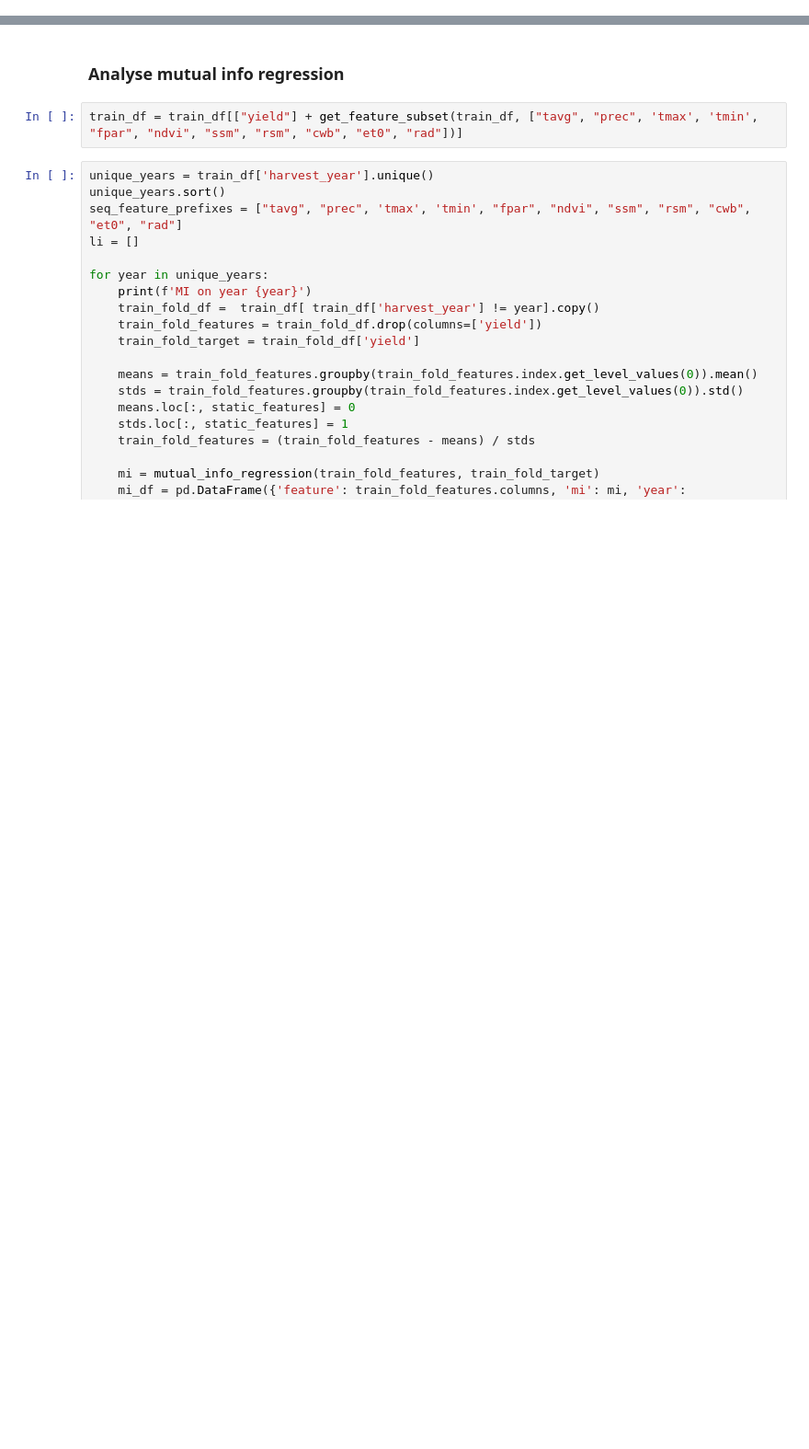
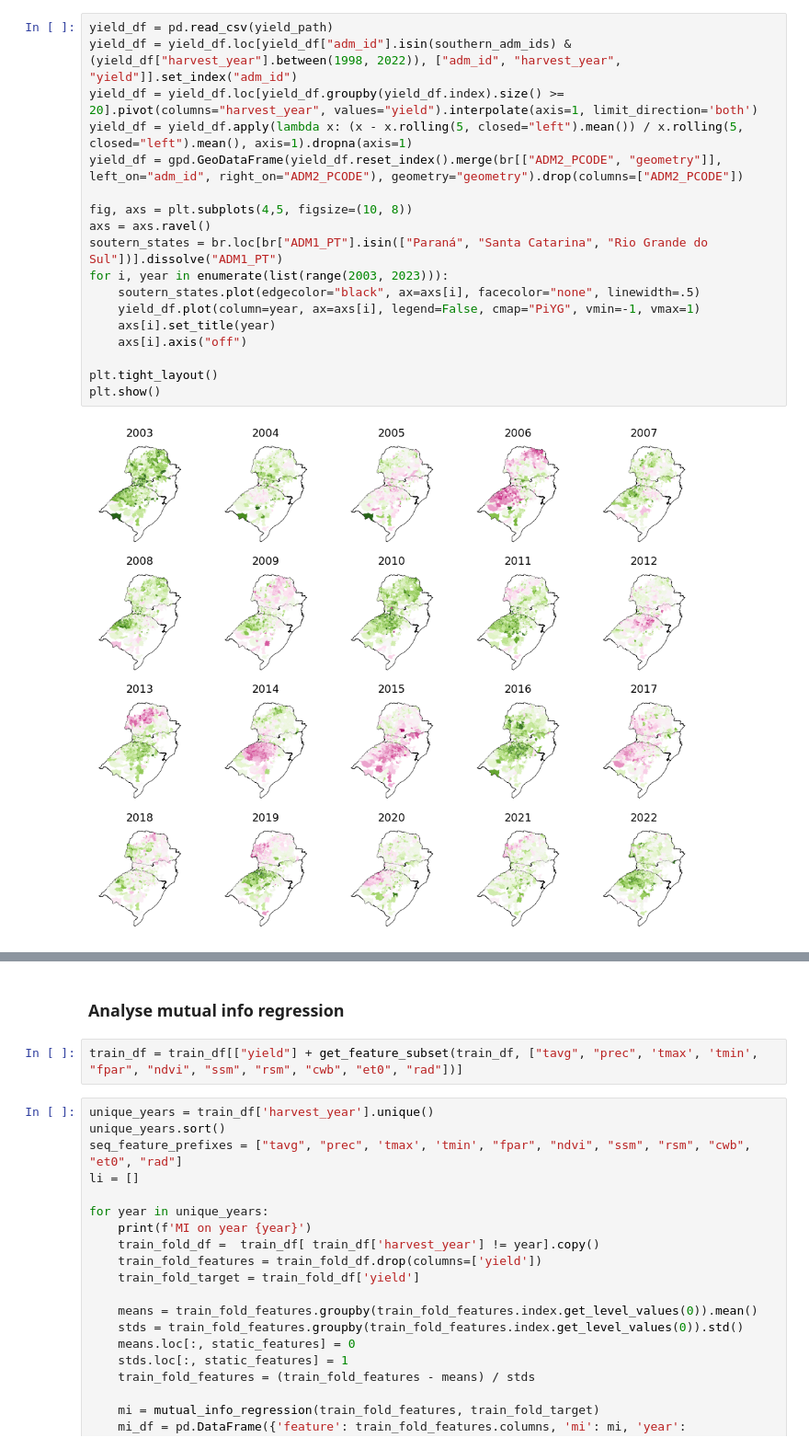
Before and after one commit to ellaampy/seasonal-yield-forecast, a Jupyter notebook: 01_wheat_brazil.ipynb, the cells around one changed output, grey strips where cells are left out. Shown: that part at 92% size. Cells and saved outputs as stored; diff of their text form; blank space fills up the shorter version.

```diff
--- a/01_wheat_brazil.ipynb
+++ b/01_wheat_brazil.ipynb
@@ -90,0 +32,20 @@ def get_feature_arrays_for_lstm(df, static_features, feature_prefixes):
+# %%
+yield_df = pd.read_csv(yield_path)
+yield_df = yield_df.loc[yield_df["adm_id"].isin(southern_adm_ids) & (yield_df["harvest_year"].between(1998, 2022)), ["adm_id", "harvest_year", "yield"]].set_index("adm_id")
+yield_df = yield_df.loc[yield_df.groupby(yield_df.index).size() >= 20].pivot(columns="harvest_year", values="yield").interpolate(axis=1, limit_direction='both')
+yield_df = yield_df.apply(lambda x: (x - x.rolling(5, closed="left").mean()) / x.rolling(5, closed="left").mean(), axis=1).dropna(axis=1)
+yield_df = gpd.GeoDataFrame(yield_df.reset_index().merge(br[["ADM2_PCODE", "geometry"]], left_on="adm_id", right_on="ADM2_PCODE"), geometry="geometry").drop(columns=["ADM2_PCODE"])
+
+fig, axs = plt.subplots(4,5, figsize=(10, 8))
+axs = axs.ravel()
+soutern_states = br.loc[br["ADM1_PT"].isin(["Paraná", "Santa Catarina", "Rio Grande do Sul"])].dissolve("ADM1_PT")
+for i, year in enumerate(list(range(2003, 2023))):
+    soutern_states.plot(edgecolor="black", ax=axs[i], facecolor="none", linewidth=.5)
+    yield_df.plot(column=year, ax=axs[i], legend=False, cmap="PiYG", vmin=-1, vmax=1)
+    axs[i].set_title(year)
+    axs[i].axis("off")
+
+plt.tight_layout()
+plt.show()
+# %% [output]
+[figure, added]
```
Also changed, not shown: parts of 17 cells of this notebook, 5 other files.
